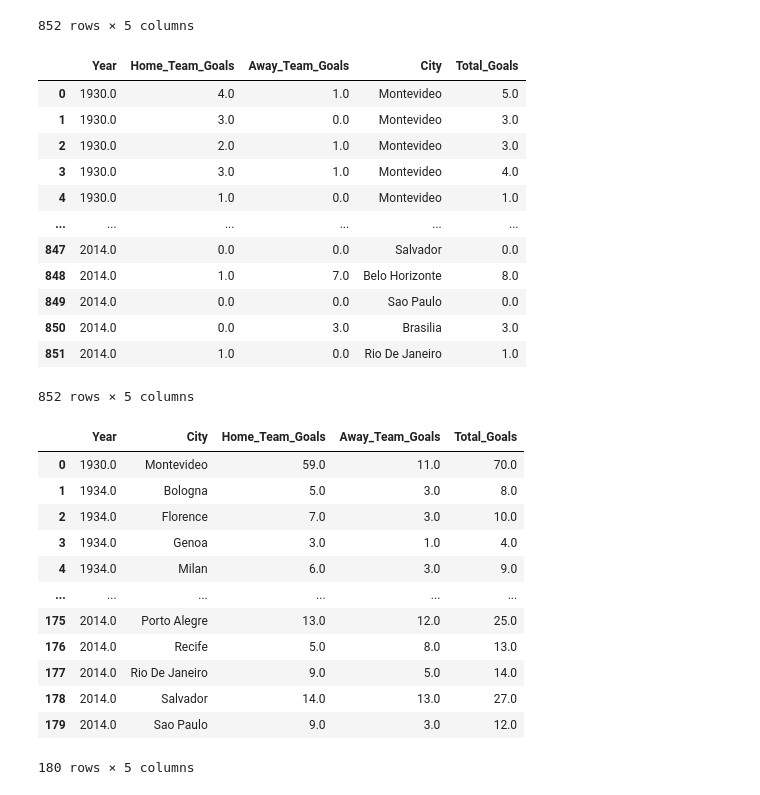
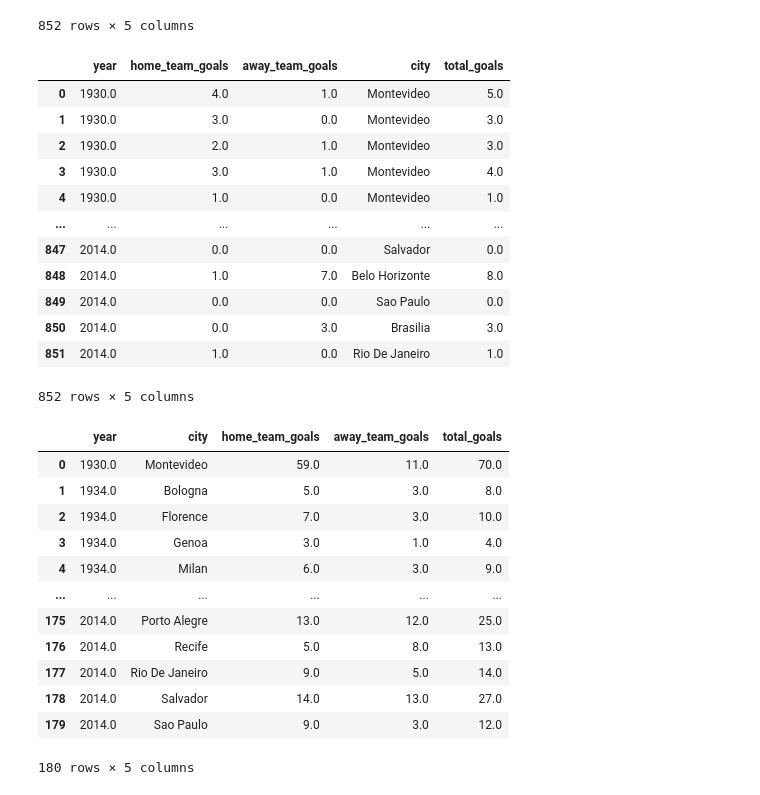
Before and after one commit to Tabassum1985/Project-3, a Jupyter notebook: main-version2.ipynb, the cells around one changed output. Drawn from its saved outputs; the diff is of its cells as text; code cells hidden in the pictures.

```diff
--- a/main-version2.ipynb
+++ b/main-version2.ipynb
@@ -164,10 +167,11 @@ visualization2_df
 852 rows × 5 columns
 # %%
 # Rename columns
-renamed_visualization2_df = visualization2_df.rename(columns={'Home Team Goals': 'Home_Team_Goals', 'Away Team Goals': 'Away_Team_Goals', 'Total Goals': 'Total_Goals'})
+renamed_visualization2_df = visualization2_df.rename(columns={'Home Team Goals': 'home_team_goals', 'Away Team Goals': 'away_team_goals', 'Total Goals': 'Total_Goals'})
+renamed_visualization2_df.columns = renamed_visualization2_df.columns.str.lower()
 renamed_visualization2_df
 # %% [output]
-|  | Year | Home_Team_Goals | Away_Team_Goals | City | Total_Goals |
+|  | year | home_team_goals | away_team_goals | city | total_goals |
 | 0 | 1930.0 | 4.0 | 1.0 | Montevideo | 5.0 |
 | 1 | 1930.0 | 3.0 | 0.0 | Montevideo | 3.0 |
 | 2 | 1930.0 | 2.0 | 1.0 | Montevideo | 3.0 |
@@ -182,10 +186,10 @@ renamed_visualization2_df
 852 rows × 5 columns
 # %%
 # Group data by year and city
-grouped_visualization2_df = renamed_visualization2_df.groupby(["Year", "City"]).sum().reset_index()
+grouped_visualization2_df = renamed_visualization2_df.groupby(["year", "city"]).sum().reset_index()
 grouped_visualization2_df
 # %% [output]
-|  | Year | City | Home_Team_Goals | Away_Team_Goals | Total_Goals |
+|  | year | city | home_team_goals | away_team_goals | total_goals |
 | 0 | 1930.0 | Montevideo | 59.0 | 11.0 | 70.0 |
 | 1 | 1934.0 | Bologna | 5.0 | 3.0 | 8.0 |
 | 2 | 1934.0 | Florence | 7.0 | 3.0 | 10.0 |
```
Also changed, not shown: parts of 11 cells of this notebook.
